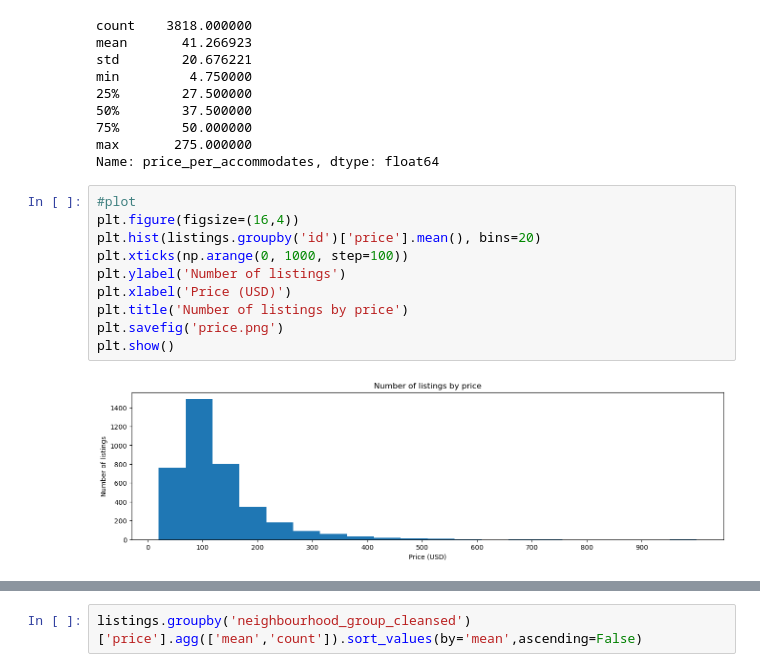
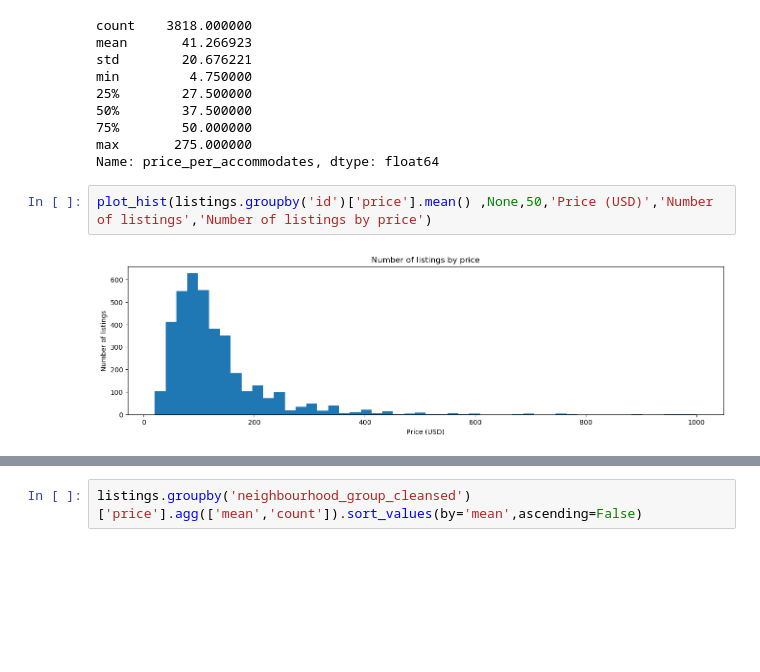
Before and after one commit to fgrrrg/seattle_airbnb, a Jupyter notebook: seattle.ipynb, the cells around one changed output, grey strips where cells are left out. Drawn from its saved outputs; the diff is of its cells as text; blank space fills up the shorter version.

```diff
--- a/seattle.ipynb
+++ b/seattle.ipynb
@@ -96,16 +134,8 @@ min         4.750000
 75%        50.000000
 max       275.000000
 Name: price_per_accommodates, dtype: float64
-# %%
-#plot
-plt.figure(figsize=(16,4))
-plt.hist(listings.groupby('id')['price'].mean(), bins=20)
-plt.xticks(np.arange(0, 1000, step=100))
-plt.ylabel('Number of listings')
-plt.xlabel('Price (USD)')
-plt.title('Number of listings by price')
-plt.savefig('price.png')
-plt.show()
-# %% [output]
-[figure, removed]
+# %%
+plot_hist(listings.groupby('id')['price'].mean() ,None,50,'Price (USD)','Number of listings','Number of listings by price')
+# %% [output]
+[figure, added]
 # %%
```
Also changed, not shown: parts of 9 cells of this notebook.
